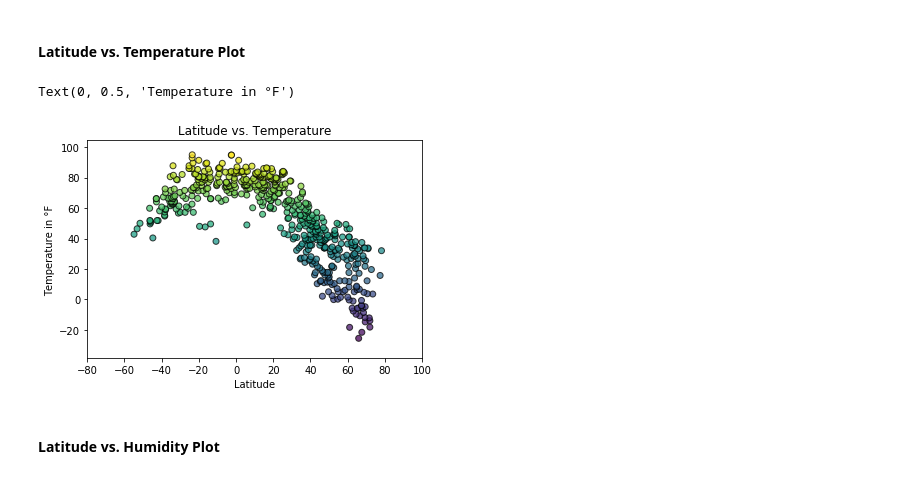
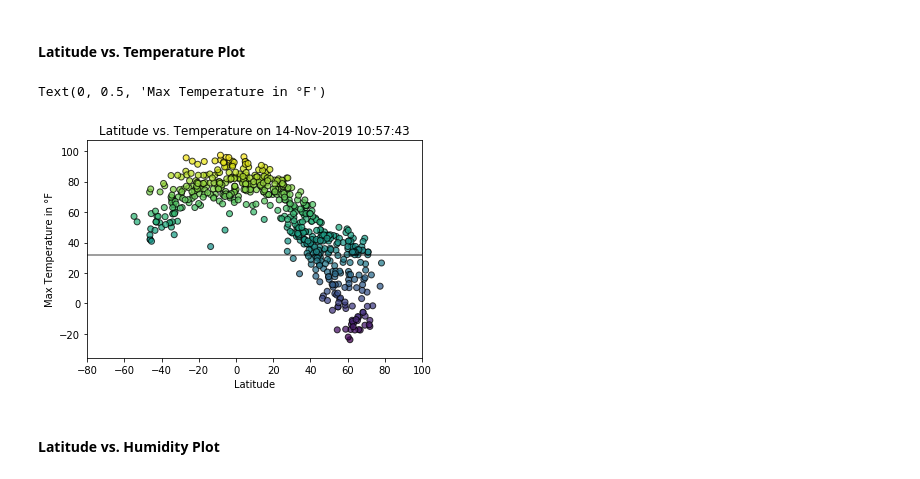
Before and after one commit to DutchDS/Python_API_Challenge, a Jupyter notebook: WeatherPy/WeatherPy.ipynb, the cells around one changed output. Cells and saved outputs as stored; diff of their text form; code cells hidden in the pictures.

```diff
--- a/WeatherPy/WeatherPy.ipynb
+++ b/WeatherPy/WeatherPy.ipynb
@@ -110,15 +134,18 @@ output_path = os.path.join("output", "new.csv")
 # Open the file using "write" mode. Specify the variable to hold the contents
 with open(output_path, 'w', newline='') as csvfile:
     csvwriter = csv.writer(csvfile, delimiter=',')
-    csvwriter.writerow(["Name","Longitude","Latitude","Temperature","Humidity","Cloudiness","Wind"])
+    csvwriter.writerow(["Name","Longitude","Latitude","Max Temperature","Humidity","Cloudiness","Wind","Country","Time in City"])
 
     for x in response_json:
-        my_dict= (x['name'],x['coord']['lon'],x['coord']['lat'],((x['main']['temp']-273.15)*9/5)+32,
-                  x['main']['humidity'],x['clouds']['all'],x['wind']['speed'])
+        # Determine local time per city. Time now is local STL time, where GMT is 6 hours ahead
+        local_time = datetime.now() + timedelta(hours=(x['timezone']/60/60)+6)
+        local_time_fmt = local_time.strftime ('%d-%b-%Y %H:%M:%S')
+
+        my_dict= (x['name'],x['coord']['lon'],x['coord']['lat'],((x['main']['temp_max']-273.15)*9/5)+32,
+                  x['main']['humidity'],x['clouds']['all'],x['wind']['speed'],x['sys']['country'], local_time_fmt)
         csvwriter.writerow(my_dict) # Export to cvs file
 
 # read from created cvs file
 my_df = pd.read_csv(output_path, encoding="ISO-8859-1", low_memory=False)
-my_df = my_df.sort_values('Temperature', ascending=True)
 my_df.head()
 # %% [output]
@@ -135,20 +162,22 @@ my_df.head()
 # %% [markdown]
 #### Latitude vs. Temperature Plot
 # %%
+# Set x- and y values
 x_values = my_df['Latitude']
-y_values = my_df['Temperature']
+y_values = my_df['Max Temperature']
 
+# Create scatter plot
 plt.scatter(x_values, y_values, marker="o", c=y_values, edgecolors="black", alpha=0.75)
+plt.xlim(-80,100)
+plt.ylim(min(my_df['Max Temperature'])*1.5, max(my_df['Max Temperature'])*1.1)
 
-plt.xlim(-80,100)
-plt.ylim(min(my_df['Temperature'])*1.5, max(my_df['Temperature'])*1.1)
-
-plt.title("Latitude vs. Temperature")
+plt.title(f"Latitude vs. Temperature on {Current_Date}")
+plt.hlines(32, -80, 100, alpha=.5) # Freezing point
 plt.xlabel("Latitude")
-plt.ylabel("Temperature in °F")
+plt.ylabel("Max Temperature in °F")
 # %% [output]
-Text(0, 0.5, 'Temperature in °F')
+Text(0, 0.5, 'Max Temperature in °F')
-[figure, old version]
+[figure, new version]
 # %% [markdown]
 #### Latitude vs. Humidity Plot
 # %%
```
Also changed, not shown: parts of 9 cells of this notebook, 1 other file.
